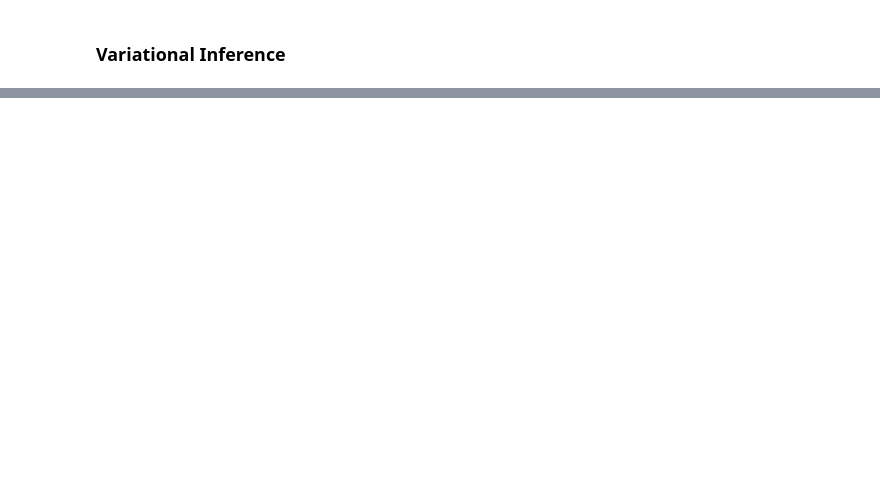
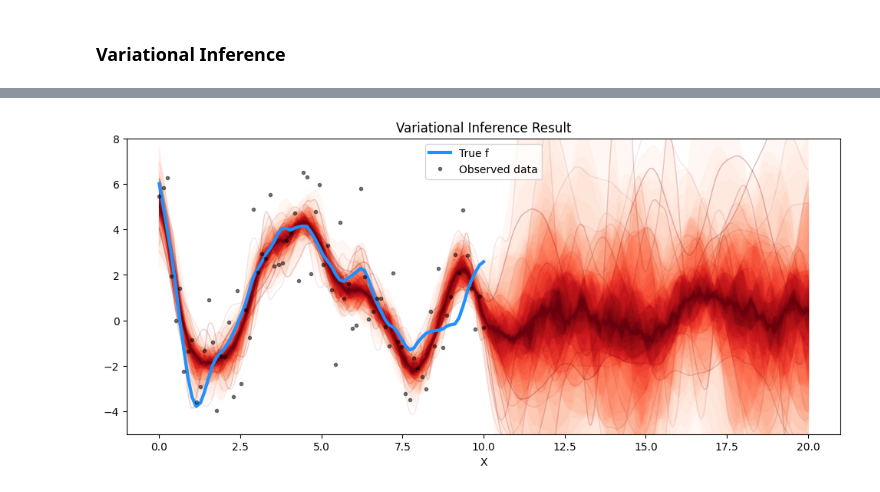
Before and after one commit to psesh/ae8803, a Jupyter notebook: raw/useful_codes/vi.ipynb, the cells around one changed output, grey strips where cells are left out. Saved outputs shown, nothing was run; the diff lists cells and outputs as text; code cells hidden in the pictures; blank space fills up the shorter version.

```diff
--- a/raw/useful_codes/vi.ipynb
+++ b/raw/useful_codes/vi.ipynb
@@ -36,0 +206,22 @@ The objective of
+# %%
+# plot the results
+fig = plt.figure(figsize=(12, 5))
+ax = fig.gca()
+
+# plot the samples from the gp posterior with samples and shading
+from pymc.gp.util import plot_gp_dist
+
+f_pred_samples = az.extract(pred_samples, group="posterior_predictive", var_names=["f_pred"])
+plot_gp_dist(ax, samples=f_pred_samples.T, x=X_new)
+
+# plot the data and the true latent function
+plt.plot(X, f_true, "dodgerblue", lw=3, label="True f")
+plt.plot(X, y, "ok", ms=3, alpha=0.5, label="Observed data")
+
+# axis labels and title
+plt.xlabel("X")
+plt.ylim([-5, 8])
+plt.title("Variational Inference Result")
+plt.legend();
+# %% [output]
+[figure, added]
```
Also changed, not shown: parts of 18 cells of this notebook, 47 other files.
